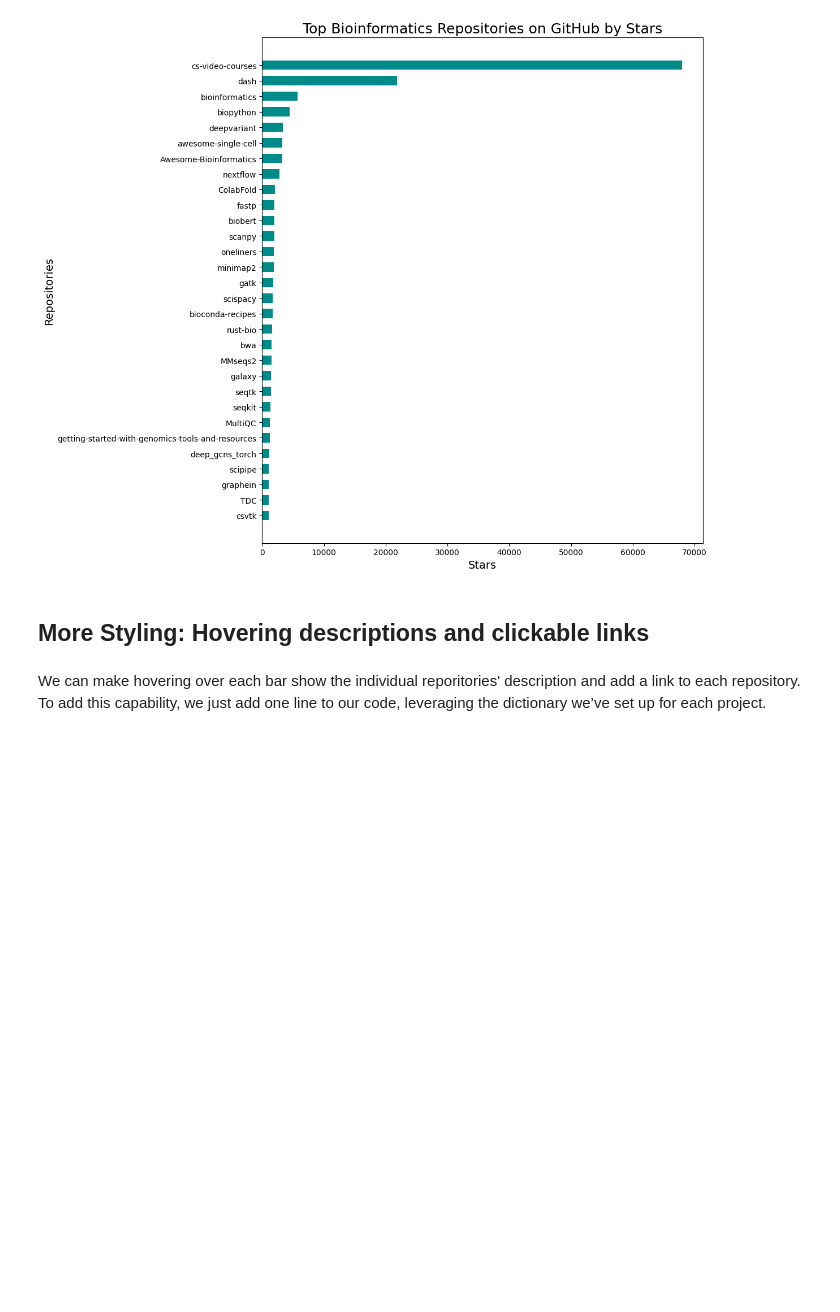
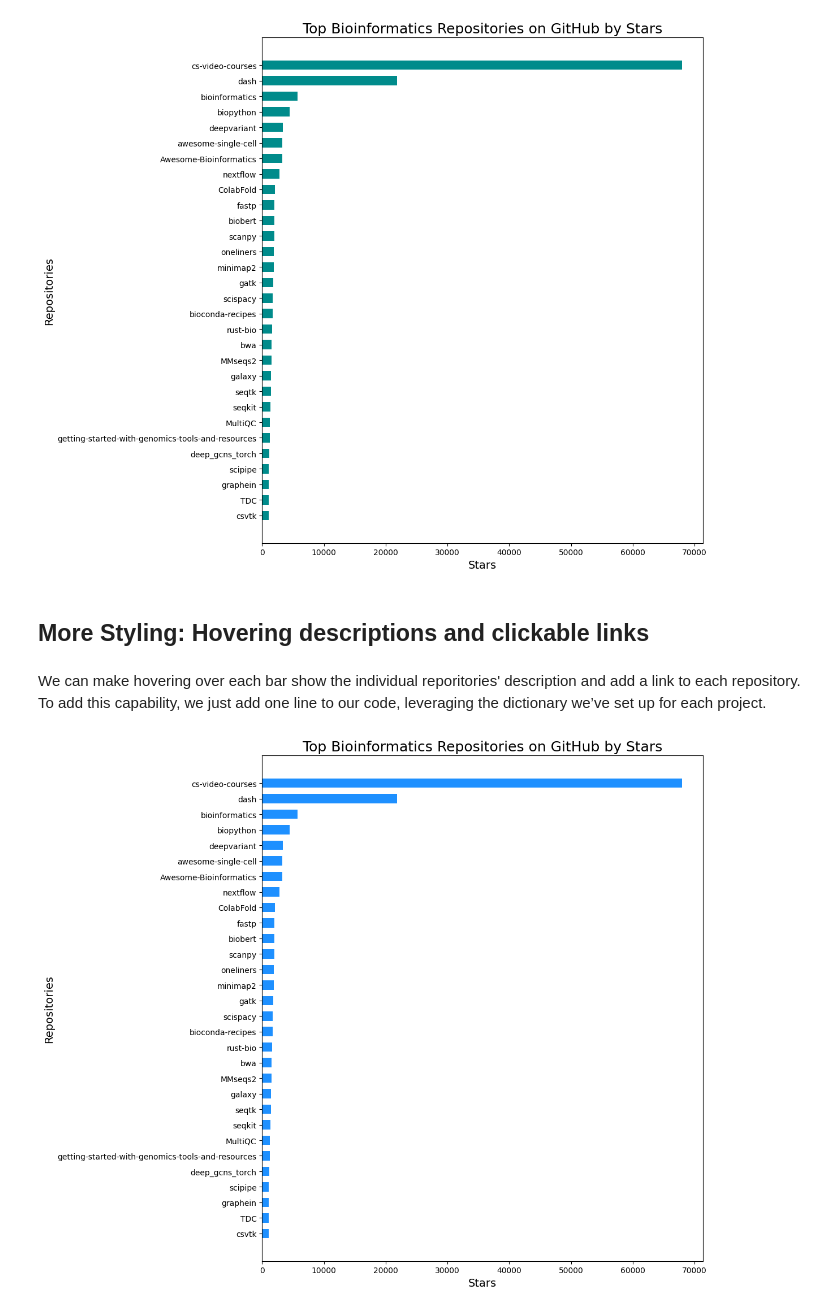
Before and after one commit to MelvinKhakabo/Python_Projects, a Jupyter notebook: API_Integration_PythonProjects/Bioinformatics_repos.ipynb, the cells around one changed output. Saved outputs shown, nothing was run; the diff lists cells and outputs as text; code cells hidden in the pictures; blank space fills up the shorter version.

```diff
--- a/API_Integration_PythonProjects/Bioinformatics_repos.ipynb
+++ b/API_Integration_PythonProjects/Bioinformatics_repos.ipynb
@@ -358,3 +358,89 @@ else:
 ## More Styling: Hovering descriptions and clickable links
 # %% [markdown]
 We can make hovering over each bar show the individual reporitories' description and add a link to each repository. To add this capability, we just add one line to our code, leveraging the dictionary we’ve set up for each project.
+# %%
+import requests
+import matplotlib.pyplot as plt
+import mplcursors  # For hover tooltips
+import webbrowser  # For opening links in the browser
+
+# Make an API call to search for Bioinformatics repositories and store the response.
+url = 'https://api.github.com/search/repositories?q=bioinformatics&sort=stars&per_page=30'
+response = requests.get(url)
+
+if response.status_code == 200:
+    response_dict = response.json()
+    repo_dicts = response_dict['items']  # Get the list of repositories
+
+    # Generate plot_dicts automatically
+    plot_dicts = [
+        {
+            "name": repo['name'],
+            "stars": repo['stargazers_count'],
+            "description": repo['description'] if repo['description'] else "No description provided",
+            "url": repo['html_url'],
+        }
+        for repo in repo_dicts
+    ]
+
+    # Extract data for the plot
+    repo_names = [repo['name'] for repo in plot_dicts]
+    stars = [repo['stars'] for repo in plot_dicts]
+    urls = [repo['url'] for repo in plot_dicts]
+
+    # Configuration object for bar chart customization
+    chart_config = {
+        "bar_color": "dodgerblue",   # Color of the bars
+        "bar_height": 0.6,          # Height of each bar
+        "figure_size": (12, 10),    # Size of the figure
+        "title": "Top Bioinformatics Repositories on GitHub by Stars",
+        "x_label": "Stars",
+        "y_label": "Repositories",
+        "title_fontsize": 18,
+        "label_fontsize": 14,
+        "tick_fontsize": 10,
+    }
+
+    # Create the bar chart
+    fig, ax = plt.subplots(figsize=chart_config["figure_size"])  # Set the figure size
+    bars = ax.barh(
+        repo_names,
+        stars,
+        color=chart_config["bar_color"],
+        height=chart_config["bar_height"],
+        picker=True,  # Enable picking for clickable bars
+    )
+
+    # Add labels and title
+    ax.set_xlabel(chart_config["x_label"], fontsize=chart_config["label_fontsize"])
+    ax.set_ylabel(chart_config["y_label"], fontsize=chart_config["label_fontsize"])
+    ax.set_title(chart_config["title"], fontsize=chart_config["title_fontsize"])
+
+    # Adjust tick label font sizes and invert the y-axis
+    plt.xticks(fontsize=chart_config["tick_fontsize"])
+    plt.yticks(fontsize=chart_config["tick_fontsize"])
+    ax.invert_yaxis()  # Invert y-axis so the highest stars appear on top
+
+    # Add interactive hover tooltips for repository descriptions
+    cursor = mplcursors.cursor(bars, hover=True)
+    @cursor.connect("add")
+    def on_add(sel):
+        sel.annotation.set_text(f"{plot_dicts[sel.index]['description']}")
+
+    # Define a function to handle clicks on bars
+    def on_bar_click(event):
+        if event.artist in bars:  # Check if the click was on a bar
+            ind = bars.index(event.artist)
+            webbrowser.open(urls[ind])  # Open the URL in the default browser
+
+    # Connect the click event to the function
+    fig.canvas.mpl_connect("pick_event", on_bar_click)
+
+    # Tighten layout and show the plot
+    plt.tight_layout()
+    plt.show()
+
+else:
+    print("Failed to retrieve data from GitHub API.")
+# %% [output]
+[figure, added]
```
